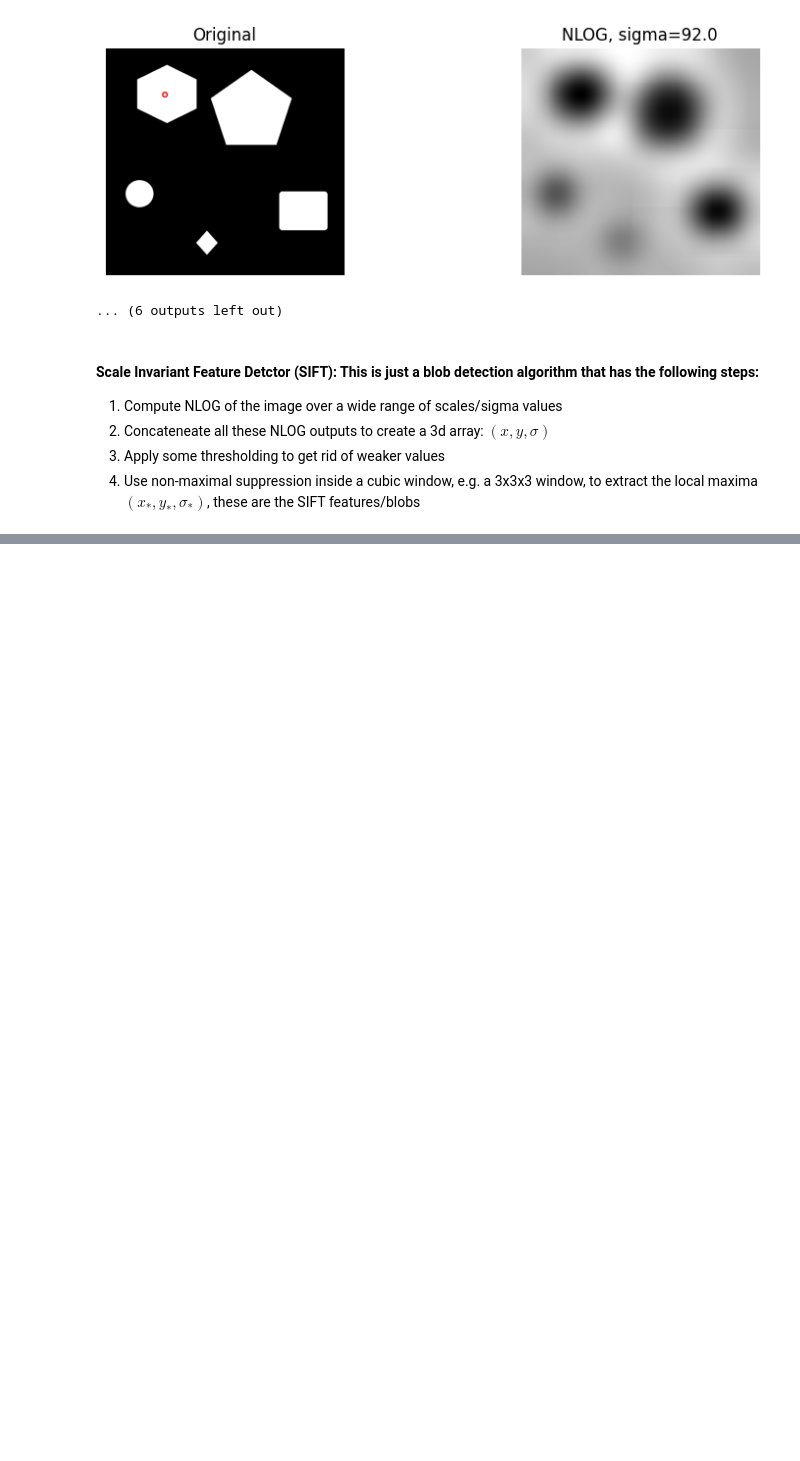
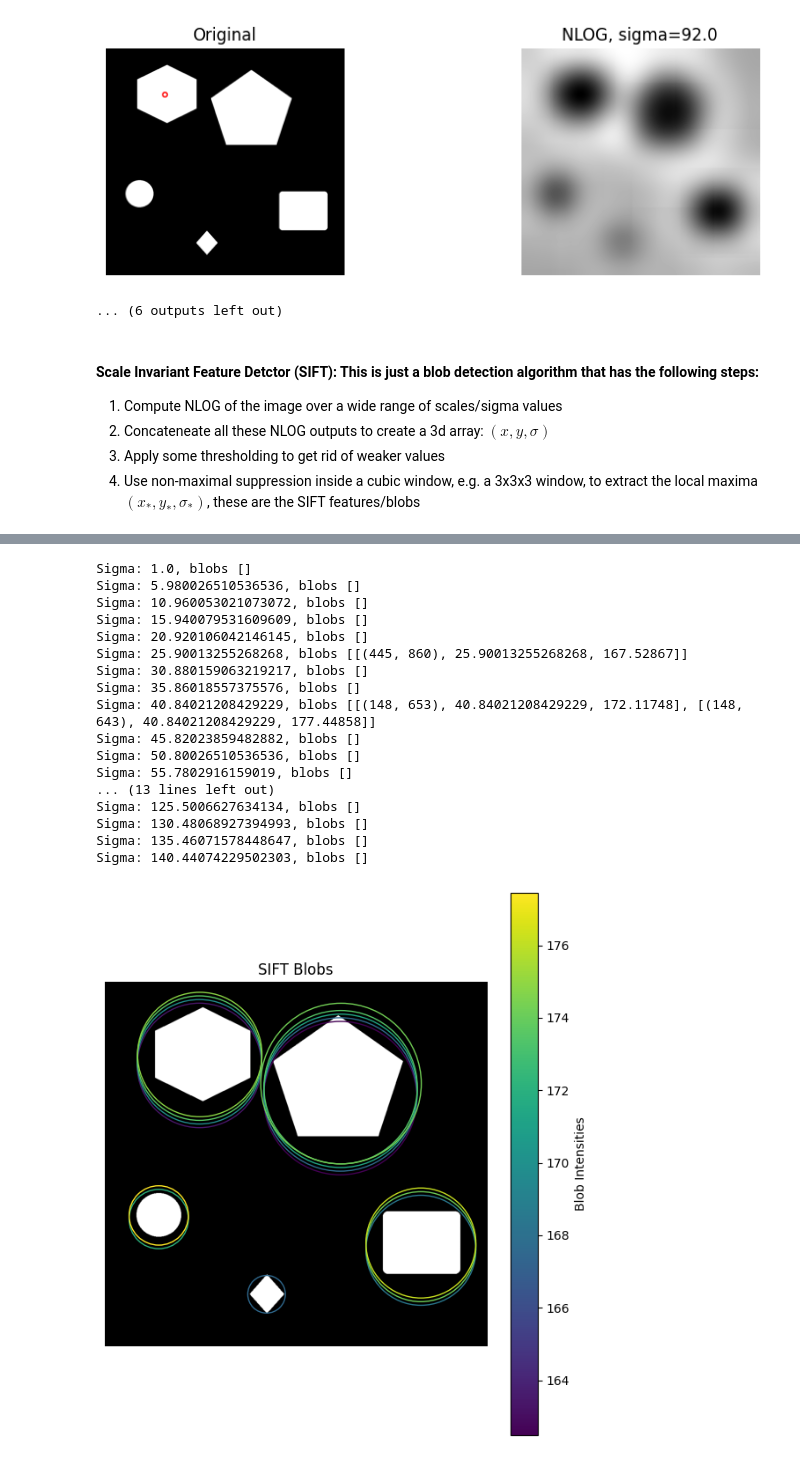
Before and after one commit to tsultan16/Computer_Vision, a Jupyter notebook: feature_detection/blob_detection.ipynb, the cells around one changed output, grey strips where cells are left out. Cells and saved outputs as stored; diff of their text form; code cells hidden in the pictures; blank space fills up the shorter version.

```diff
--- a/feature_detection/blob_detection.ipynb
+++ b/feature_detection/blob_detection.ipynb
@@ -290,0 +345,22 @@ Sigma: 181.77596100694944, blobs []
+# %%
+# using DoG instead
+SIFT_blobs = SIFT_DoG(img2, window_size=11)
+# %% [output]
+Sigma: 1.0, blobs []
+Sigma: 5.980026510536536, blobs []
+Sigma: 10.960053021073072, blobs []
+Sigma: 15.940079531609609, blobs []
+Sigma: 20.920106042146145, blobs []
+Sigma: 25.90013255268268, blobs [[(445, 860), 25.90013255268268, 167.52867]]
+Sigma: 30.880159063219217, blobs []
+Sigma: 35.86018557375576, blobs []
+Sigma: 40.84021208429229, blobs [[(148, 653), 40.84021208429229, 172.11748], [(148, 643), 40.84021208429229, 177.44858]]
+Sigma: 45.82023859482882, blobs []
+Sigma: 50.80026510536536, blobs []
+Sigma: 55.7802916159019, blobs []
+... (13 lines left out)
+Sigma: 125.5006627634134, blobs []
+Sigma: 130.48068927394993, blobs []
+Sigma: 135.46071578448647, blobs []
+Sigma: 140.44074229502303, blobs []
+[figure, added]
```
Also changed, not shown: parts of 6 cells of this notebook.
